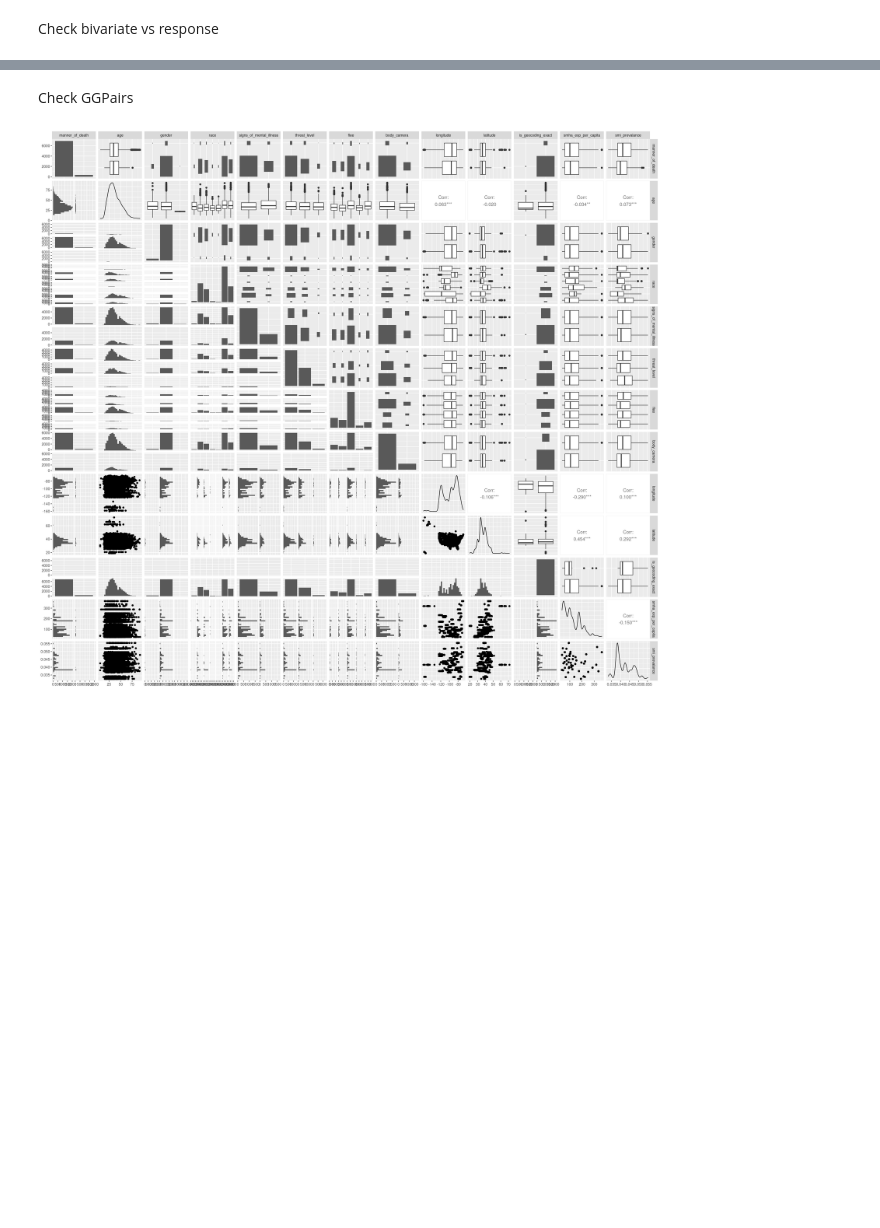
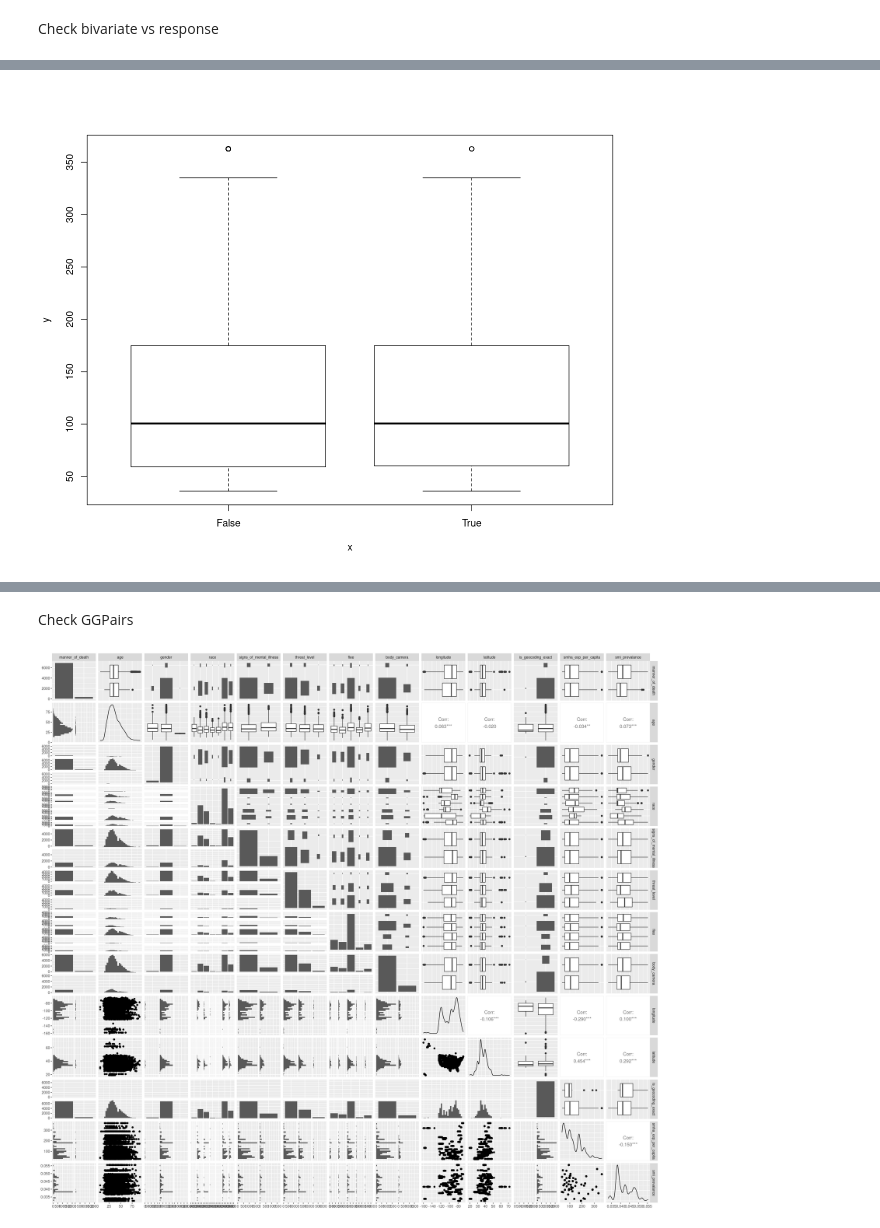
Before and after one commit to spacegoat1/data2020_project, a Jupyter notebook: 1_univar-EDA.ipynb, the cells around one changed output, grey strips where cells are left out. Cells and saved outputs as stored; diff of their text form; code cells hidden in the pictures; blank space fills up the shorter version.

```diff
--- a/code.ipynb
+++ b/1_univar-EDA.ipynb
@@ -194,0 +432,5 @@ Check bivariate vs response
+# %%
+# MI with smha_exp_per_capita - No difference
+plot(signs_of_mental_illness, smha_exp_per_capita)
+# %% [output]
+[figure, added]
```
Also changed, not shown: parts of 22 cells of this notebook, 2 other files.
